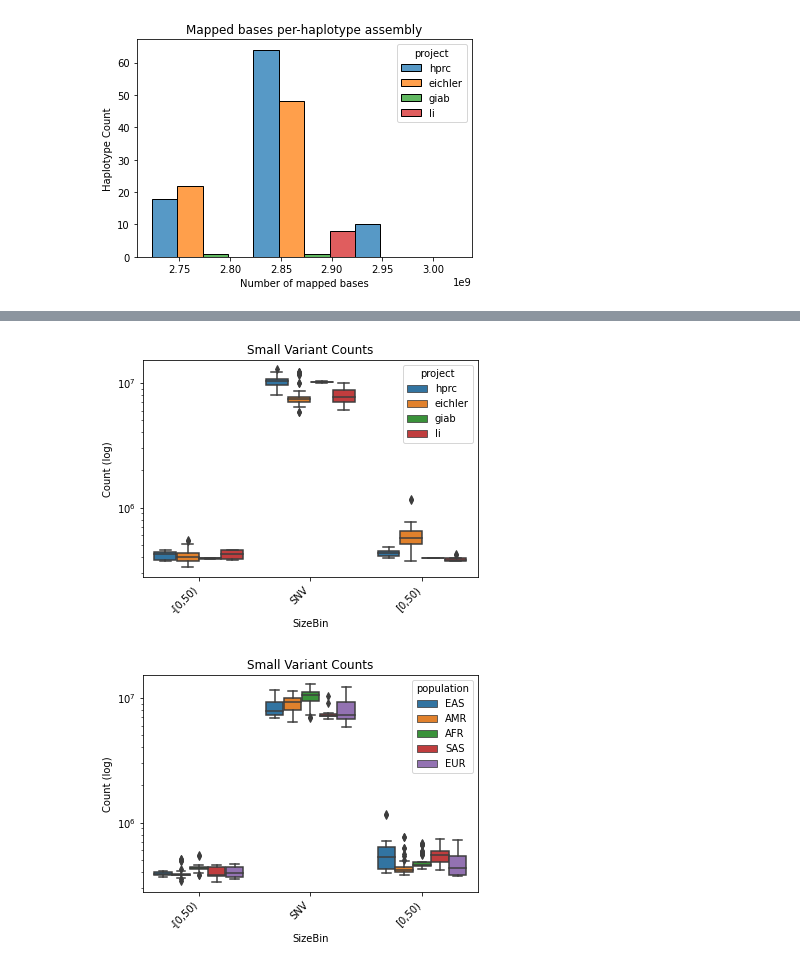
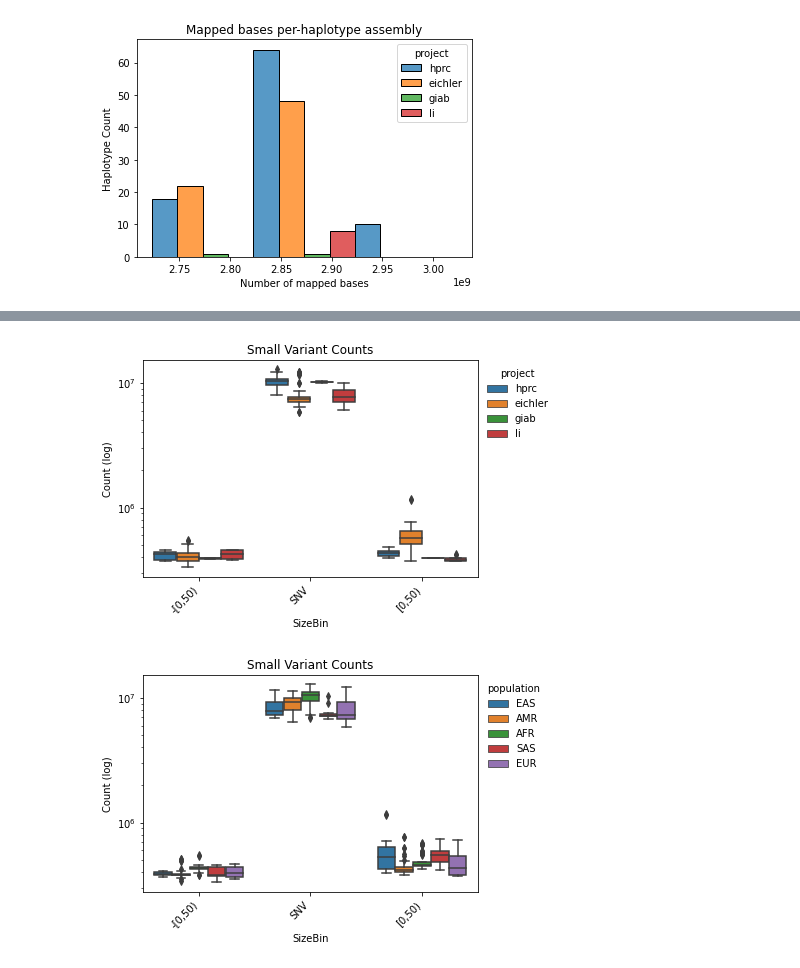
Before and after one commit to ACEnglish/adotto, a Jupyter notebook: variant_calling/notebooks/HapotypeCoverage.ipynb, the cells around one changed output, grey strips where cells are left out. Saved outputs shown, nothing was run; the diff lists cells and outputs as text; code cells hidden in the pictures.

```diff
--- a/variant_calling/notebooks/HapotypeCoverage.ipynb
+++ b/variant_calling/notebooks/HapotypeCoverage.ipynb
@@ -224,17 +194,19 @@ name_map = {_[0]:_[1] for _ in zip(col_order, new_names)}
 # %%
-view = data.melt(id_vars=['project','sample', 'haplotag', 'population'],
+szbin_view1 = data.melt(id_vars=['project','sample', 'haplotag', 'population'],
                  value_vars=col_order, var_name='SizeBin', value_name='count')
-view['SizeBin'] = view["SizeBin"].map(name_map)
+szbin_view1['SizeBin'] = szbin_view1["SizeBin"].map(name_map)
 # %%
-p = sb.boxplot(data=view[view["SizeBin"].isin(new_names[5:8])], x="SizeBin", y="count", hue='project')
+p = sb.boxplot(data=szbin_view1[szbin_view1["SizeBin"].isin(new_names[5:8])], x="SizeBin", y="count", hue='project')
 p.set(title="Small Variant Counts", ylabel="Count (log)", yscale='log')
+sb.move_legend(p, "upper left", bbox_to_anchor=(1,1), frameon=False)
 hide = plt.xticks(rotation=45, ha='right')
 # %% [output]
-[figure, old version]
+[figure, new version]
 # %%
-p = sb.boxplot(data=view[view["SizeBin"].isin(new_names[5:8])], x="SizeBin", y="count", hue='population')
+p = sb.boxplot(data=szbin_view1[szbin_view1["SizeBin"].isin(new_names[5:8])], x="SizeBin", y="count", hue='population')
 p.set(title="Small Variant Counts", ylabel="Count (log)", yscale='log')
+sb.move_legend(p, "upper left", bbox_to_anchor=(1,1), frameon=False)
 hide = plt.xticks(rotation=45, ha='right')
 # %% [output]
-[figure, old version]
+[figure, new version]
 # %%
```
Also changed, not shown: parts of 15 cells of this notebook.
